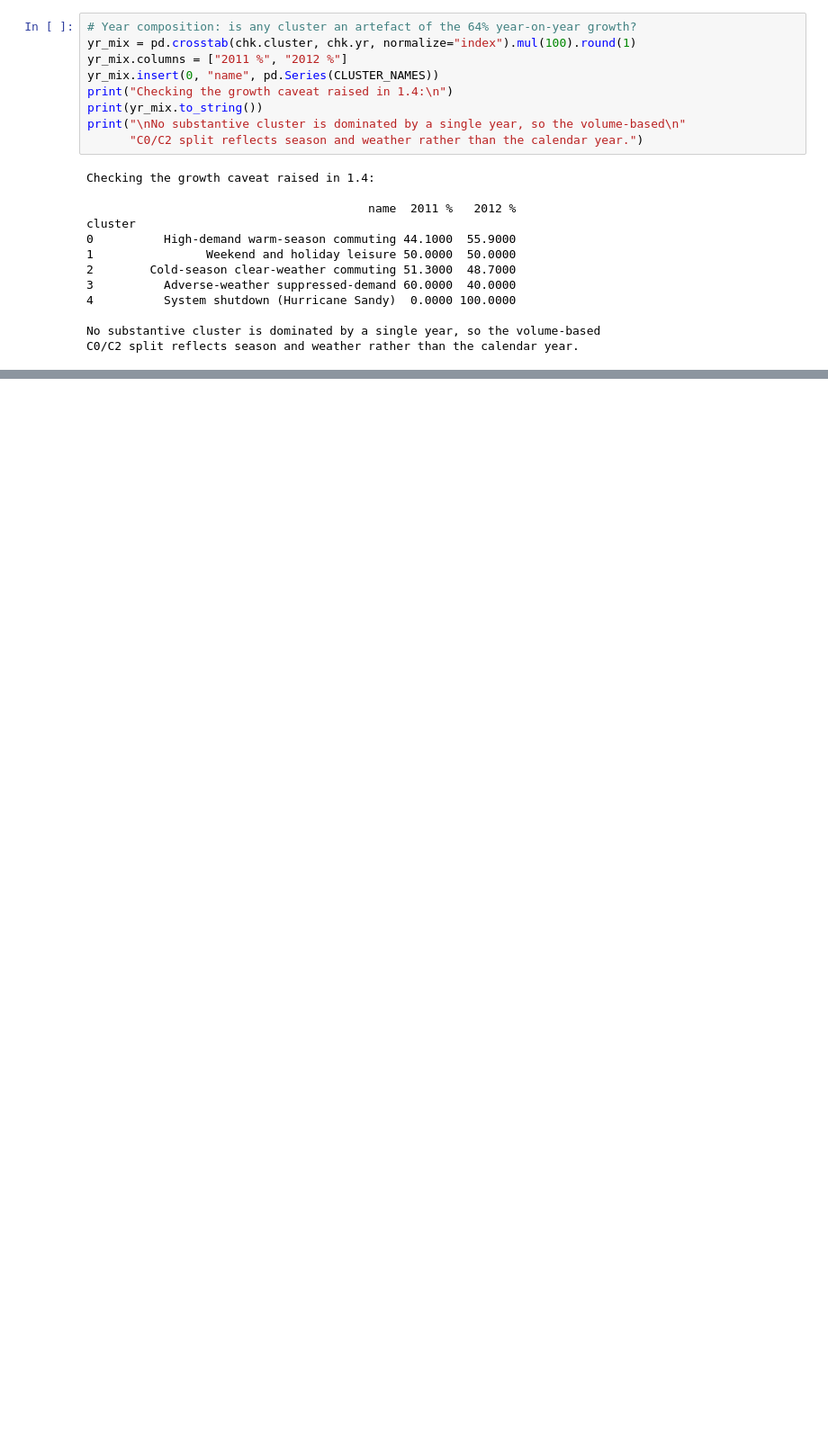
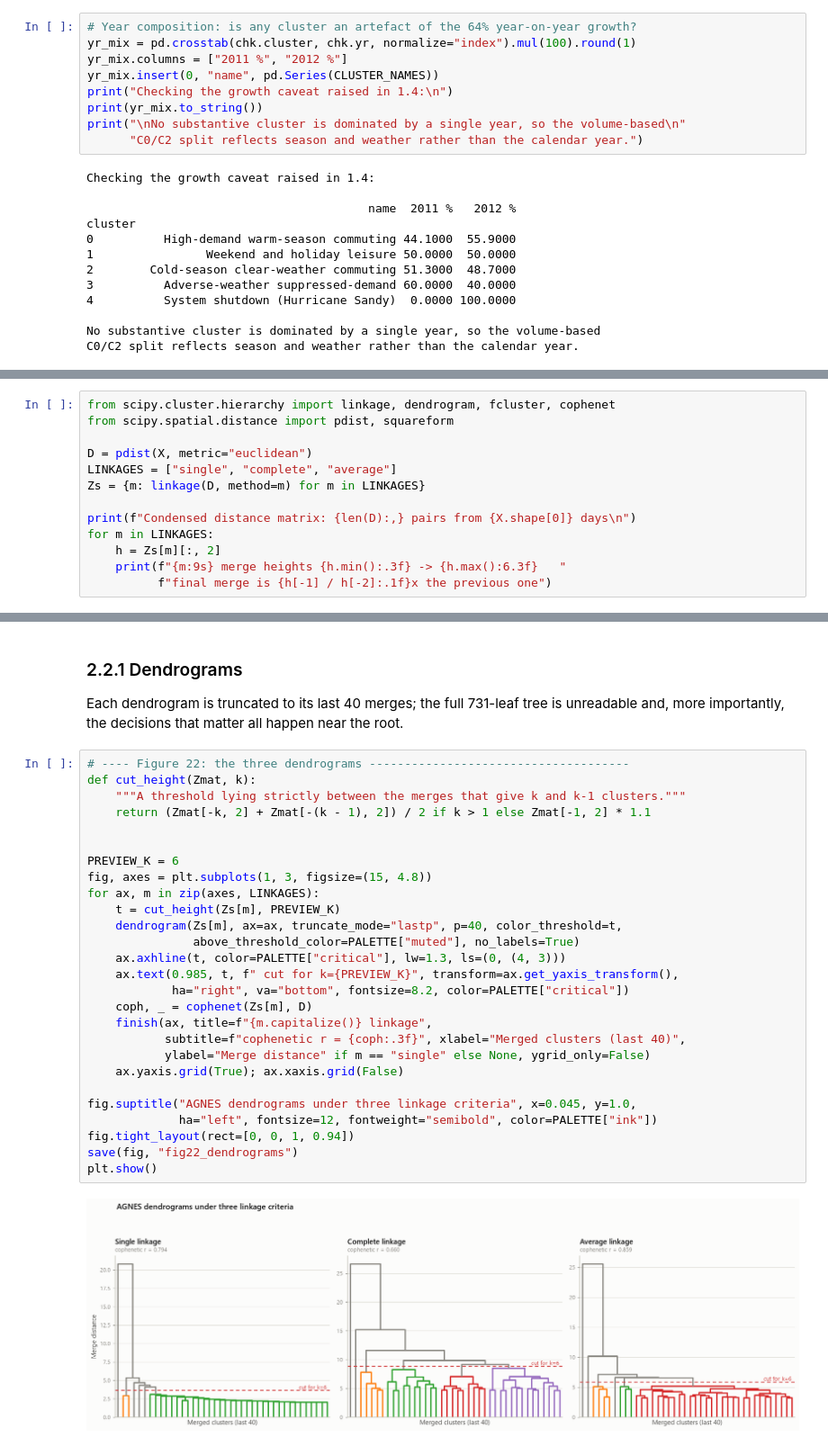
Before and after one commit to heshannethmina/Clustering-Urban-Mobility-Patterns-Using-Bike-Sharing-Data, a Jupyter notebook: bike_sharing_clustering.ipynb, the cells around one changed output, grey strips where cells are left out. Shown at 90% size. Drawn from its saved outputs; the diff is of its cells as text; blank space fills up the shorter version.

```diff
--- a/bike_sharing_clustering.ipynb
+++ b/bike_sharing_clustering.ipynb
@@ -3086,0 +3102,13 @@ linkage to the same matrix `X`.*
+# %%
+from scipy.cluster.hierarchy import linkage, dendrogram, fcluster, cophenet
+from scipy.spatial.distance import pdist, squareform
+
+D = pdist(X, metric="euclidean")
+LINKAGES = ["single", "complete", "average"]
+Zs = {m: linkage(D, method=m) for m in LINKAGES}
+
+print(f"Condensed distance matrix: {len(D):,} pairs from {X.shape[0]} days\n")
+for m in LINKAGES:
+    h = Zs[m][:, 2]
+    print(f"{m:9s} merge heights {h.min():.3f} -> {h.max():6.3f}   "
+          f"final merge is {h[-1] / h[-2]:.1f}x the previous one")
@@ -3086,0 +3121,34 @@ linkage to the same matrix `X`.*
+# %% [markdown]
+### 2.2.1 Dendrograms
+
+Each dendrogram is truncated to its last 40 merges; the full 731-leaf tree is unreadable and, more
+importantly, the decisions that matter all happen near the root.
+# %%
+# ---- Figure 22: the three dendrograms -------------------------------------
+def cut_height(Zmat, k):
+    """A threshold lying strictly between the merges that give k and k-1 clusters."""
+    return (Zmat[-k, 2] + Zmat[-(k - 1), 2]) / 2 if k > 1 else Zmat[-1, 2] * 1.1
+
+
+PREVIEW_K = 6
+fig, axes = plt.subplots(1, 3, figsize=(15, 4.8))
+for ax, m in zip(axes, LINKAGES):
+    t = cut_height(Zs[m], PREVIEW_K)
+    dendrogram(Zs[m], ax=ax, truncate_mode="lastp", p=40, color_threshold=t,
+               above_threshold_color=PALETTE["muted"], no_labels=True)
+    ax.axhline(t, color=PALETTE["critical"], lw=1.3, ls=(0, (4, 3)))
+    ax.text(0.985, t, f" cut for k={PREVIEW_K}", transform=ax.get_yaxis_transform(),
+            ha="right", va="bottom", fontsize=8.2, color=PALETTE["critical"])
+    coph, _ = cophenet(Zs[m], D)
+    finish(ax, title=f"{m.capitalize()} linkage",
+           subtitle=f"cophenetic r = {coph:.3f}", xlabel="Merged clusters (last 40)",
+           ylabel="Merge distance" if m == "single" else None, ygrid_only=False)
+    ax.yaxis.grid(True); ax.xaxis.grid(False)
+
+fig.suptitle("AGNES dendrograms under three linkage criteria", x=0.045, y=1.0,
+             ha="left", fontsize=12, fontweight="semibold", color=PALETTE["ink"])
+fig.tight_layout(rect=[0, 0, 1, 0.94])
+save(fig, "fig22_dendrograms")
+plt.show()
+# %% [output]
+[figure, added]
```
Also changed, not shown: parts of 44 cells of this notebook, 6 other files.
